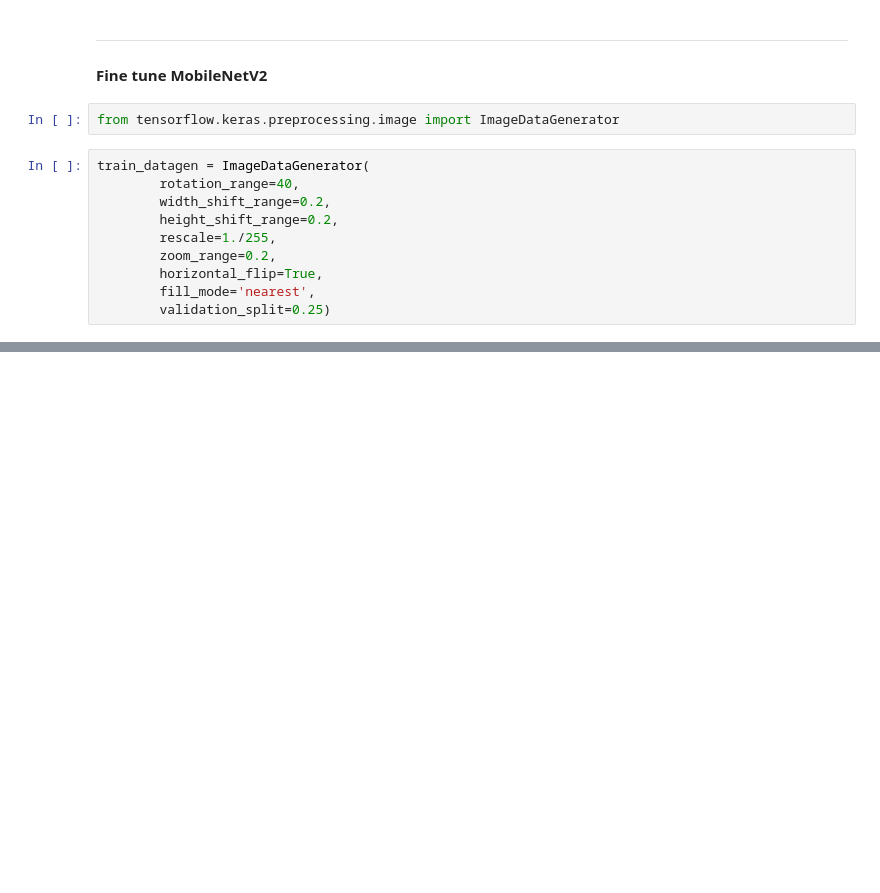
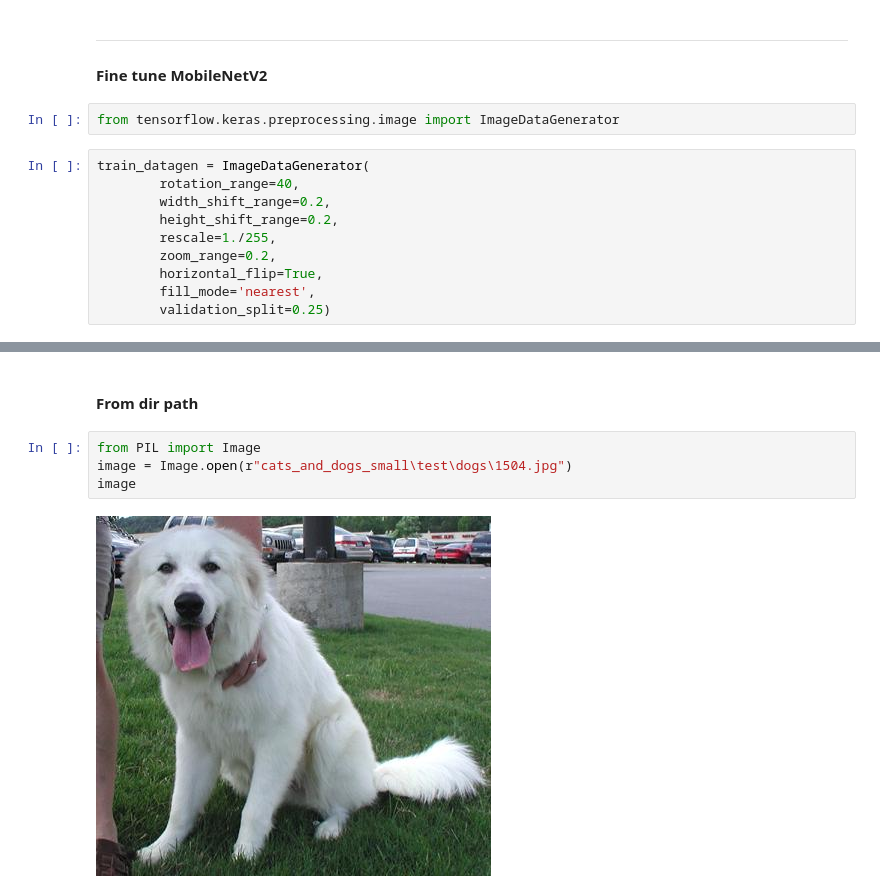
Before and after one commit to RiccardoDAndrea/SceneDetect, a Jupyter notebook: analyse_v2.ipynb, the cells around one changed output, grey strips where cells are left out. Cells and saved outputs as stored; diff of their text form; blank space fills up the shorter version.

```diff
--- a/analyse_v2.ipynb
+++ b/analyse_v2.ipynb
@@ -659,0 +681,8 @@ hub_model = torch.hub.load(
+# %% [markdown]
+#### From dir path
+# %%
+from PIL import Image
+image = Image.open(r"cats_and_dogs_small\test\dogs\1504.jpg")
+image
+# %% [output]
+[figure, added]
```
Also changed, not shown: parts of 19 cells of this notebook.
